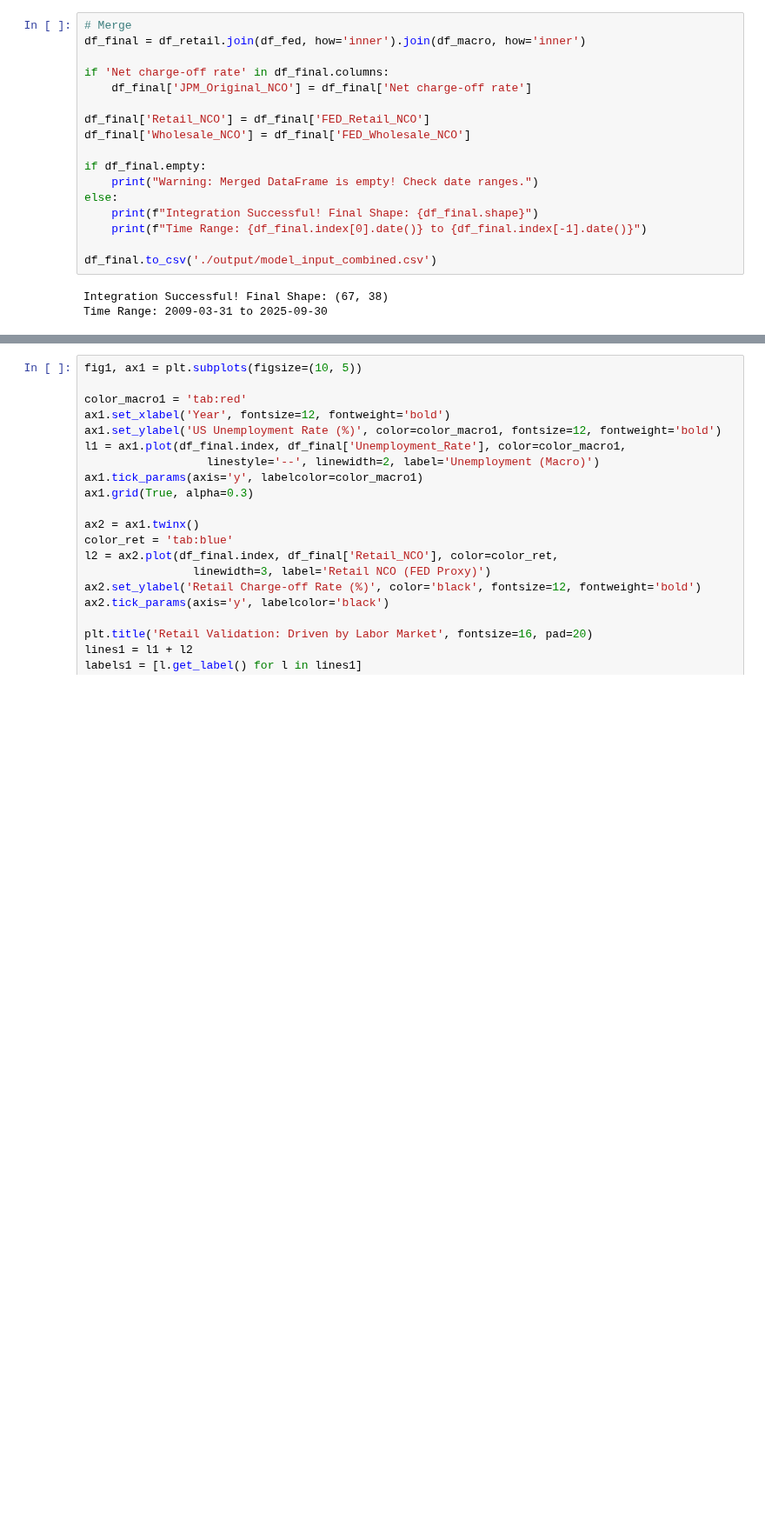
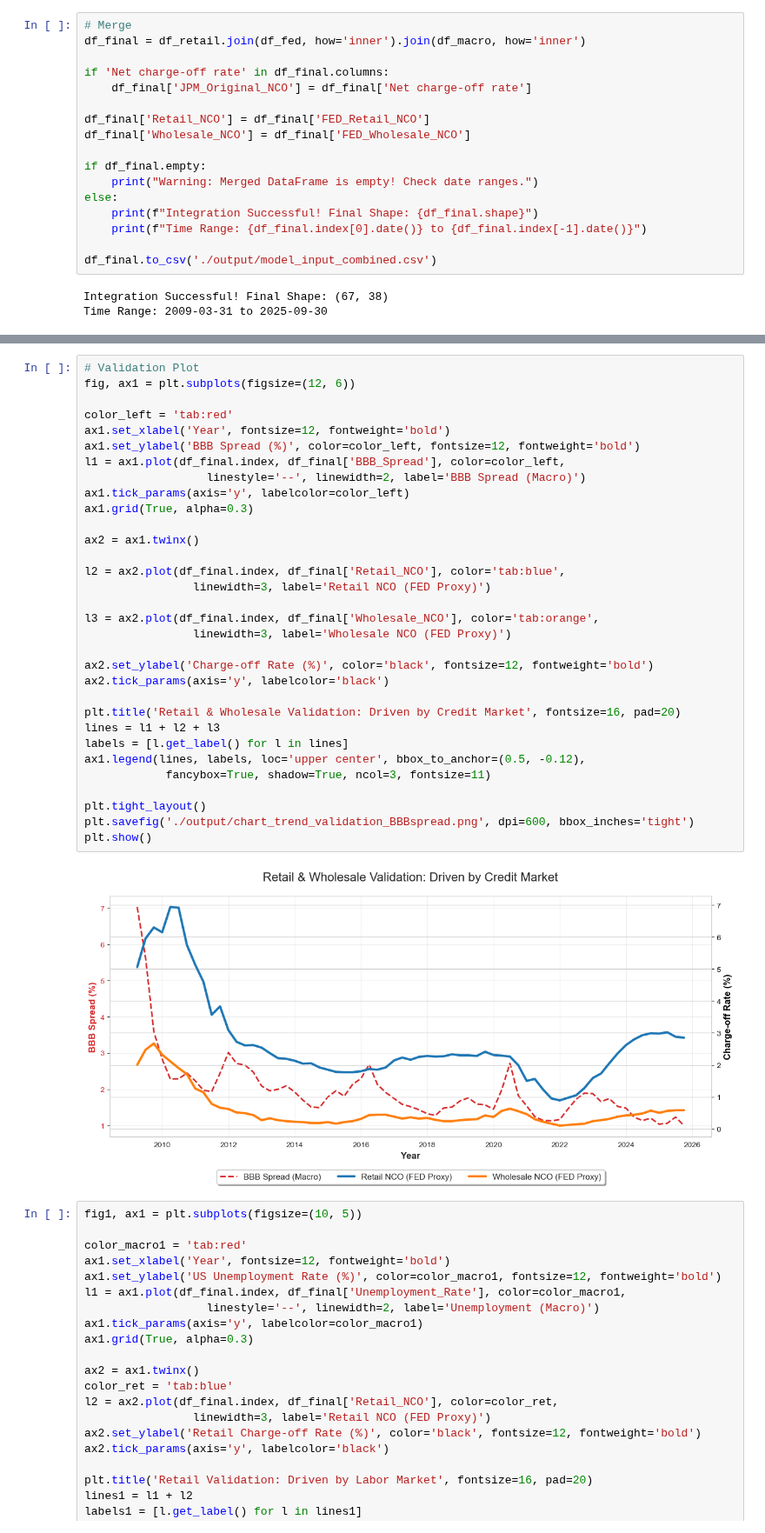
Before and after one commit to sohamjoshi1998/fim601-ccar, a Jupyter notebook: macro_data_eda.ipynb, the cells around one changed output, grey strips where cells are left out. Shown at 87% size. Cells and saved outputs as stored; diff of their text form; blank space fills up the shorter version.

```diff
--- a/macro_data_eda.ipynb
+++ b/macro_data_eda.ipynb
@@ -166,3 +166,37 @@ plt.show()
+# %%
+# Validation Plot
+fig, ax1 = plt.subplots(figsize=(12, 6))
+
+color_left = 'tab:red'
+ax1.set_xlabel('Year', fontsize=12, fontweight='bold')
+ax1.set_ylabel('BBB Spread (%)', color=color_left, fontsize=12, fontweight='bold')
+l1 = ax1.plot(df_final.index, df_final['BBB_Spread'], color=color_left,
+                  linestyle='--', linewidth=2, label='BBB Spread (Macro)')
+ax1.tick_params(axis='y', labelcolor=color_left)
+ax1.grid(True, alpha=0.3)
+
+ax2 = ax1.twinx()
+
+l2 = ax2.plot(df_final.index, df_final['Retail_NCO'], color='tab:blue',
+                linewidth=3, label='Retail NCO (FED Proxy)')
+
+l3 = ax2.plot(df_final.index, df_final['Wholesale_NCO'], color='tab:orange',
+                linewidth=3, label='Wholesale NCO (FED Proxy)')
+
+ax2.set_ylabel('Charge-off Rate (%)', color='black', fontsize=12, fontweight='bold')
+ax2.tick_params(axis='y', labelcolor='black')
+
+plt.title('Retail & Wholesale Validation: Driven by Credit Market', fontsize=16, pad=20)
+lines = l1 + l2 + l3
+labels = [l.get_label() for l in lines]
+ax1.legend(lines, labels, loc='upper center', bbox_to_anchor=(0.5, -0.12),
+            fancybox=True, shadow=True, ncol=3, fontsize=11)
+
+plt.tight_layout()
+plt.savefig('./output/chart_trend_validation_BBBspread.png', dpi=600, bbox_inches='tight')
+plt.show()
+# %% [output]
+[figure, added]
 # %%
 fig1, ax1 = plt.subplots(figsize=(10, 5))
 
```
Also changed, not shown: parts of 3 cells of this notebook, 7 other files.
